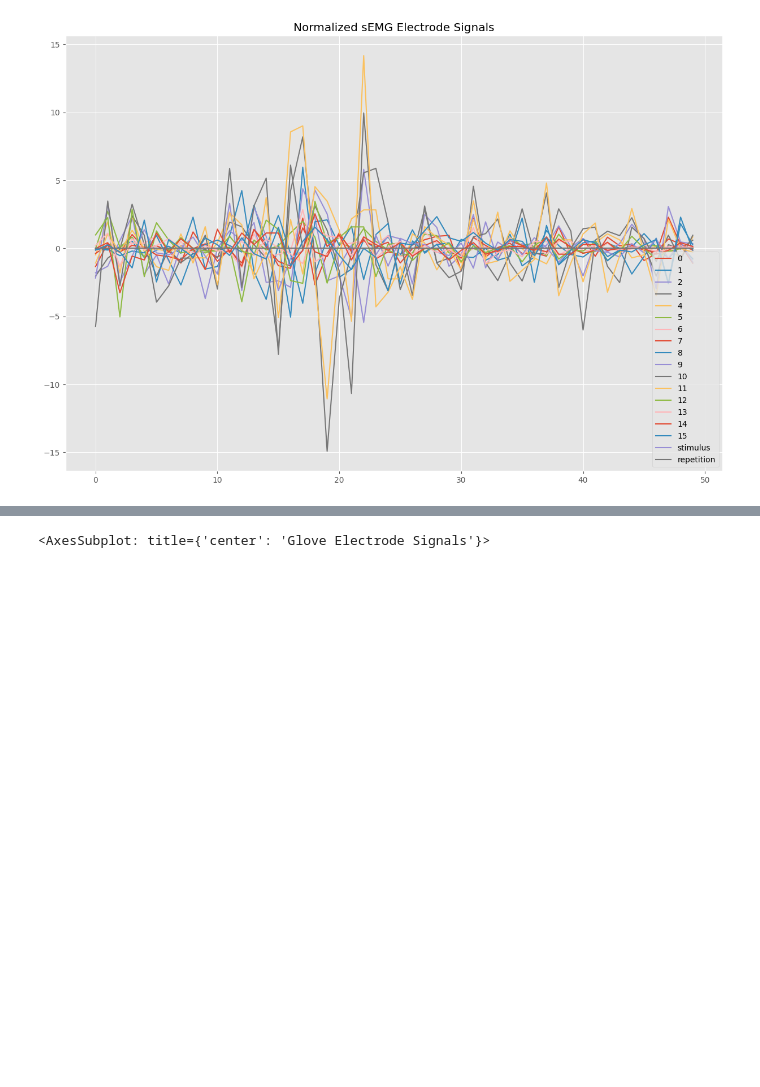
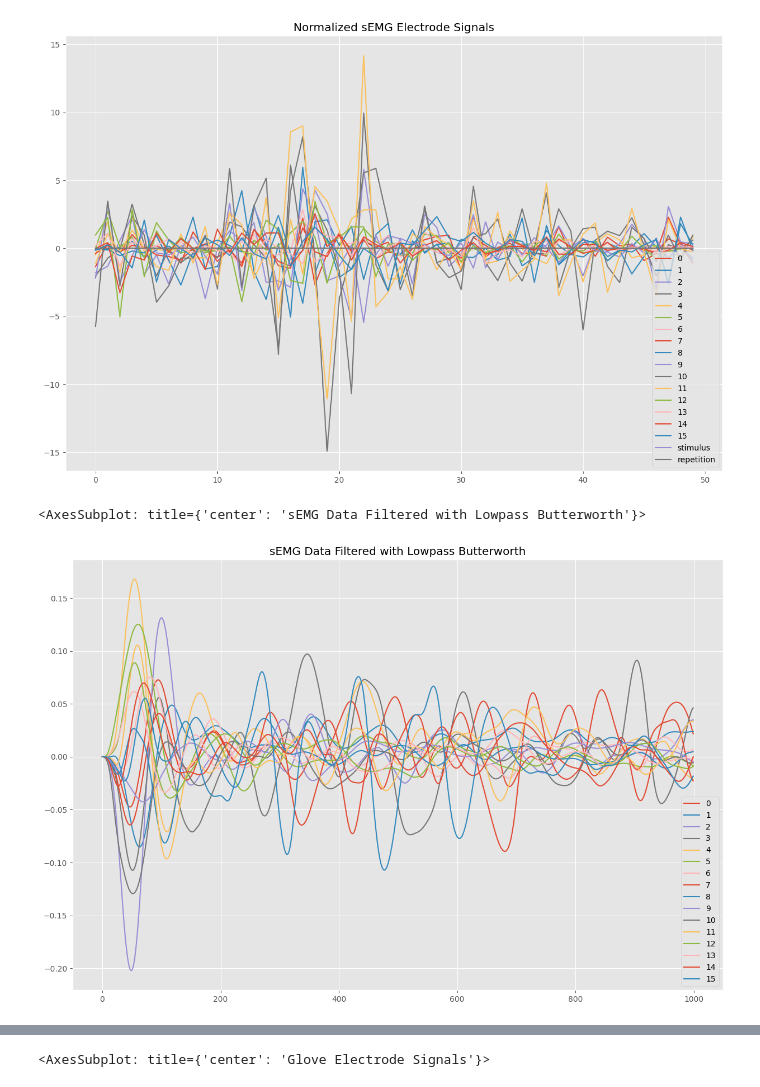
Before and after one commit to alizma/signatures-hand-synergies, a Jupyter notebook: init_test.ipynb, the cells around one changed output, grey strips where cells are left out. Saved outputs shown, nothing was run; the diff lists cells and outputs as text; code cells hidden in the pictures; blank space fills up the shorter version.

Commit message:
added butterworth filtering function; needs docs

```diff
--- a/init_test.ipynb
+++ b/init_test.ipynb
@@ -86,3 +87,38 @@ normalized_emg[:50].plot(figsize=(15,10), title="Normalized sEMG Electrode Signa
 # %% [output]
 <AxesSubplot: title={'center': 'Normalized sEMG Electrode Signals'}>
 [figure]
+# %%
+def frequency_filter(data : pd.DataFrame, f, order, btype, sample_rate):
+    """
+    Butterworth frequency filter. Given data, type of filter, order, and sample rate,
+    applies the corresponding Butterworth frequency filter.
+
+    Parameters
+    ----------
+
+    Returns
+    -------
+
+    """
+    nyquist_f = sample_rate / 2
+
+    fc = f / nyquist_f if isinstance(f, int) else [f_i / nyquist_f for f_i in f]
+
+    b, a = signal.butter(order, fc, btype=btype)
+
+    data_copy_T = data.T.copy()
+
+    for i in range(len(data_copy_T)):
+        data_copy_T[i] = signal.lfilter(b, a, data_copy_T[i])
+
+    return pd.DataFrame(data_copy_T.T)
+# %%
+emg_lowpass = frequency_filter(normalized_emg.values[:, :16], 20, 4, 'lowpass', 2000)
+emg_bandpass = frequency_filter(normalized_emg.values[:, :16], (20, 40), 4, 'bandpass', 2000)
+emg_highpass = frequency_filter(normalized_emg.values[:, :16], 20, 4, 'highpass', 2000)
+emg_bandstop = frequency_filter(normalized_emg.values[:, :16], (20, 40), 4, 'bandstop', 2000)
+# %%
+emg_lowpass[:1000].plot(figsize=(15,10), title='sEMG Data Filtered with Lowpass Butterworth')
+# %% [output]
+<AxesSubplot: title={'center': 'sEMG Data Filtered with Lowpass Butterworth'}>
+[figure, added]
```
Also changed, not shown: parts of 7 cells of this notebook, 1 other file.
